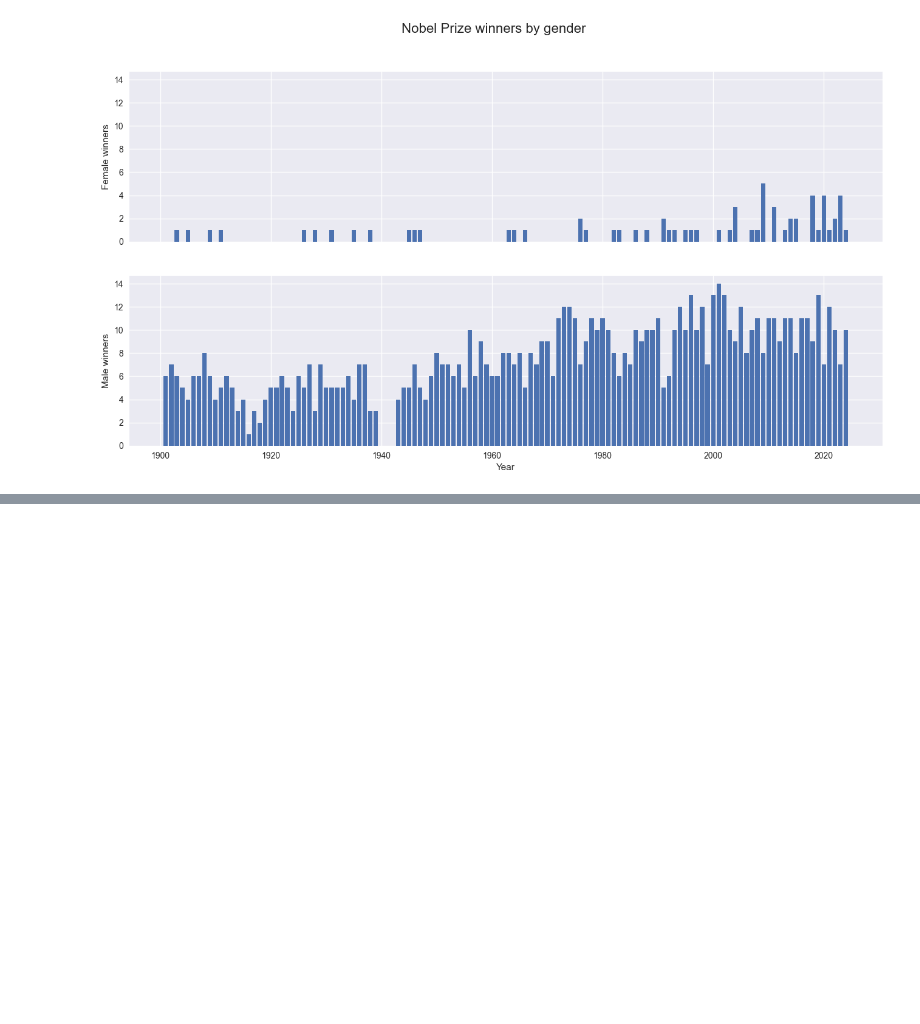
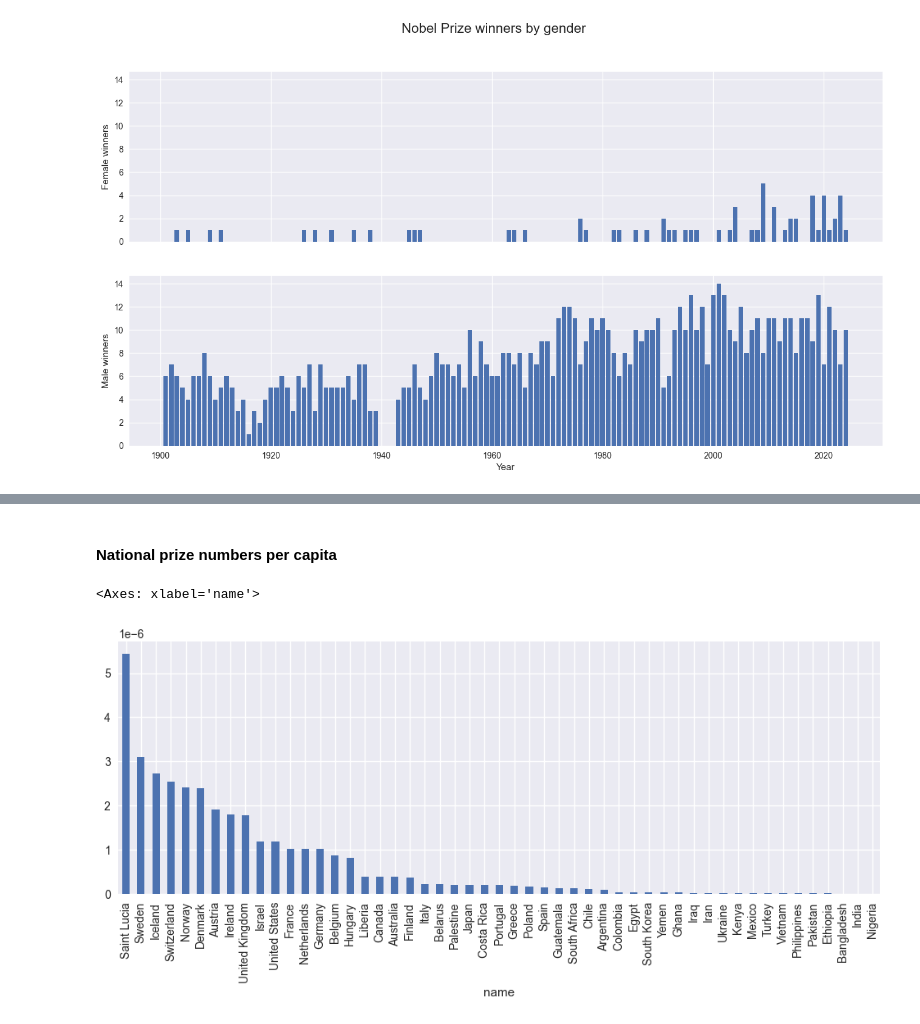
Before and after one commit to MSulSal/nobel-data-exploration, a Jupyter notebook: Nobel Winners Data Exploration.ipynb, the cells around one changed output, grey strips where cells are left out. Cells and saved outputs as stored; diff of their text form; code cells hidden in the pictures; blank space fills up the shorter version.

```diff
--- a/Nobel Winners Data Exploration.ipynb
+++ b/Nobel Winners Data Exploration.ipynb
@@ -176,0 +188,4 @@ Text(0.5, 0, 'Year')
+# %%
+nat_group = df.groupby("country")
+ngsz = nat_group.size()
+ngsz.index
@@ -176,0 +206,14 @@ Text(0.5, 0, 'Year')
+# %% [markdown]
+#### National prize numbers per capita
+# %%
+df_countries = pd.read_json("world_country_data.json")
+df_countries["name"] = df_countries["name"].apply(lambda x: x["common"])
+df_countries = df_countries.set_index("name")
+df_countries = df_countries[df_countries.index.isin(ngsz.index)]
+df_countries["nobel_wins"] = ngsz
+df_countries["nobel_wins_per_capita"] = df_countries.nobel_wins / df_countries.population
+
+df_countries.sort_values(by="nobel_wins_per_capita", ascending=False).nobel_wins_per_capita.plot(kind="bar", figsize=(12,4))
+# %% [output]
+<Axes: xlabel='name'>
+[figure, added]
```
Also changed, not shown: parts of 11 cells of this notebook, 1 other file.
